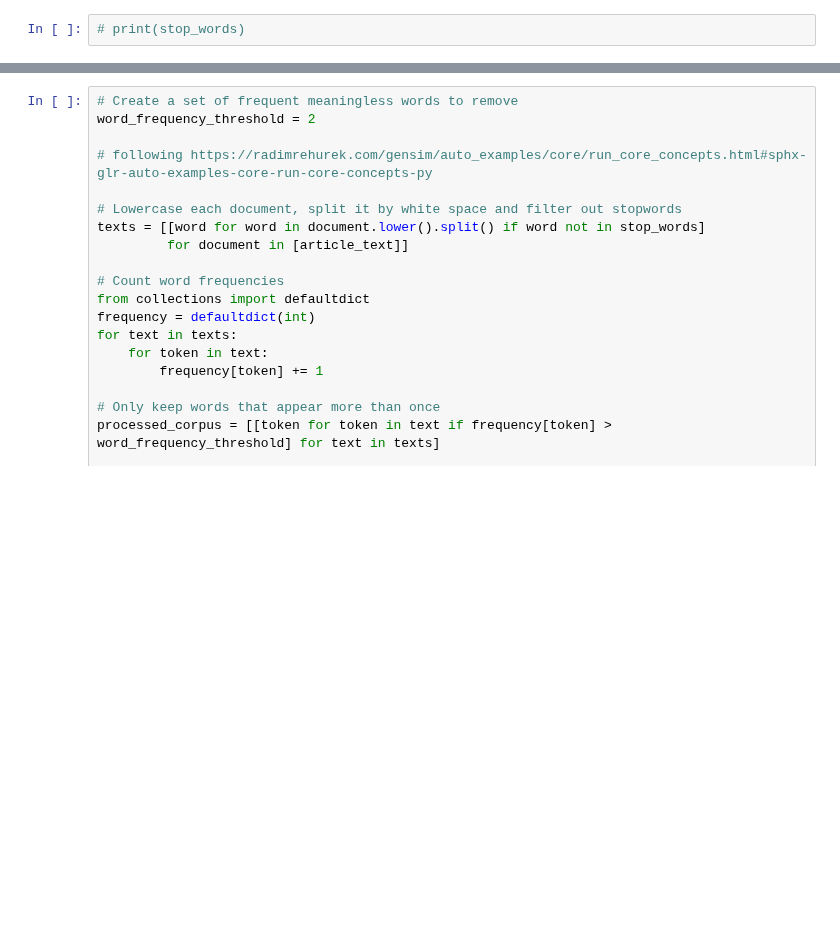
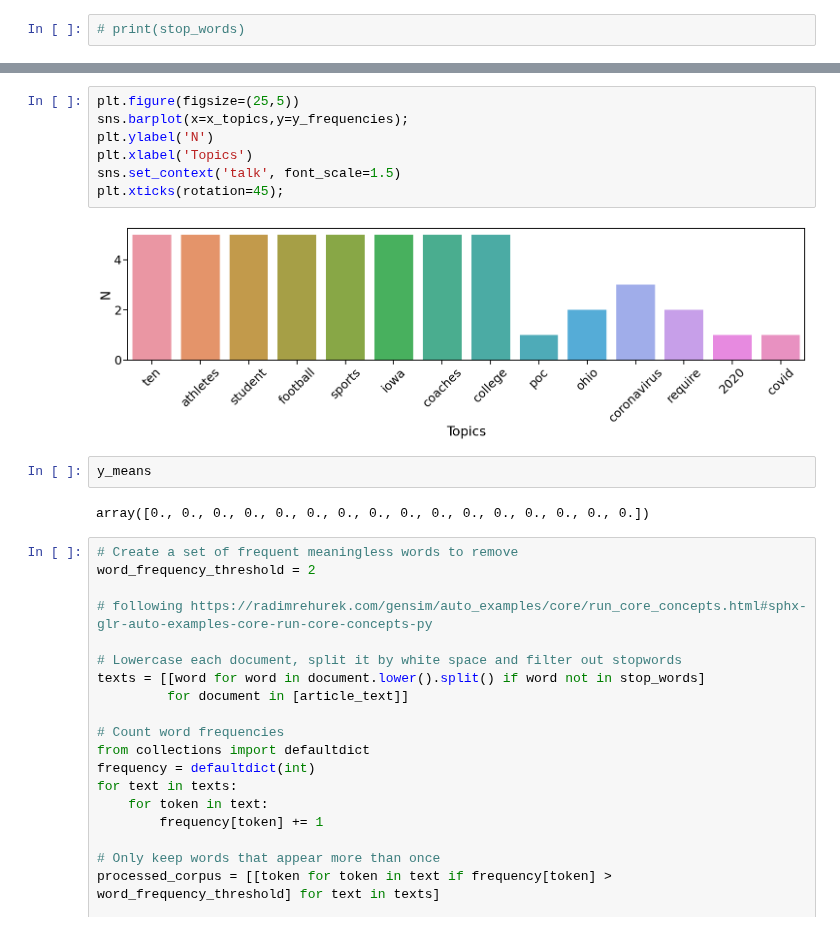
Before and after one commit to sagarsetru/debiaser, a Jupyter notebook: debiaser_eda.ipynb, the cells around one changed output, grey strips where cells are left out. Saved outputs shown, nothing was run; the diff lists cells and outputs as text; blank space fills up the shorter version.

```diff
--- a/debiaser_eda.ipynb
+++ b/debiaser_eda.ipynb
@@ -316,3 +323,16 @@ print(topics_probs_dict)
+# %%
+plt.figure(figsize=(25,5))
+sns.barplot(x=x_topics,y=y_frequencies);
+plt.ylabel('N')
+plt.xlabel('Topics')
+sns.set_context('talk', font_scale=1.5)
+plt.xticks(rotation=45);
+# %% [output]
+[figure, added]
+# %%
+y_means
+# %% [output]
+array([0., 0., 0., 0., 0., 0., 0., 0., 0., 0., 0., 0., 0., 0., 0., 0.])
 # %%
 # Create a set of frequent meaningless words to remove
 word_frequency_threshold = 2
```
Also changed, not shown: parts of 10 cells of this notebook.
